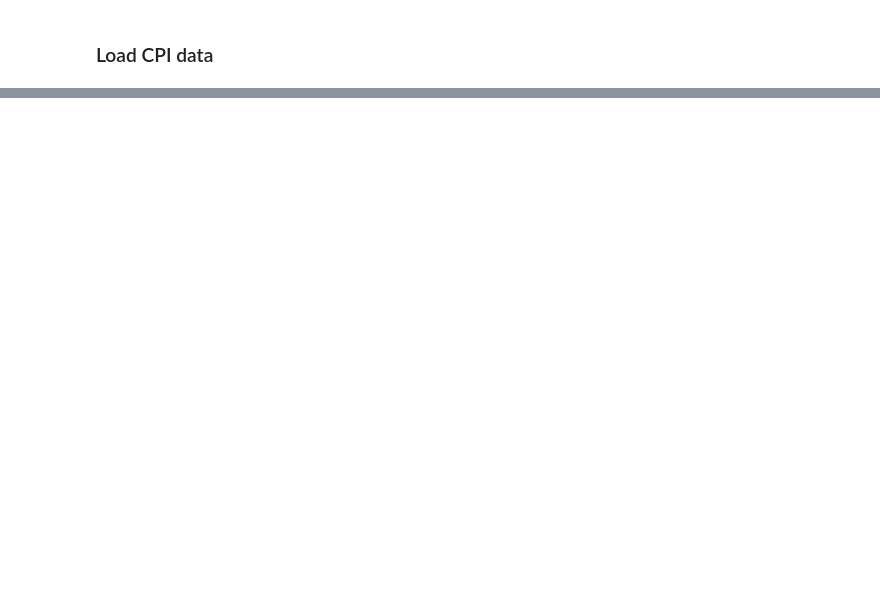
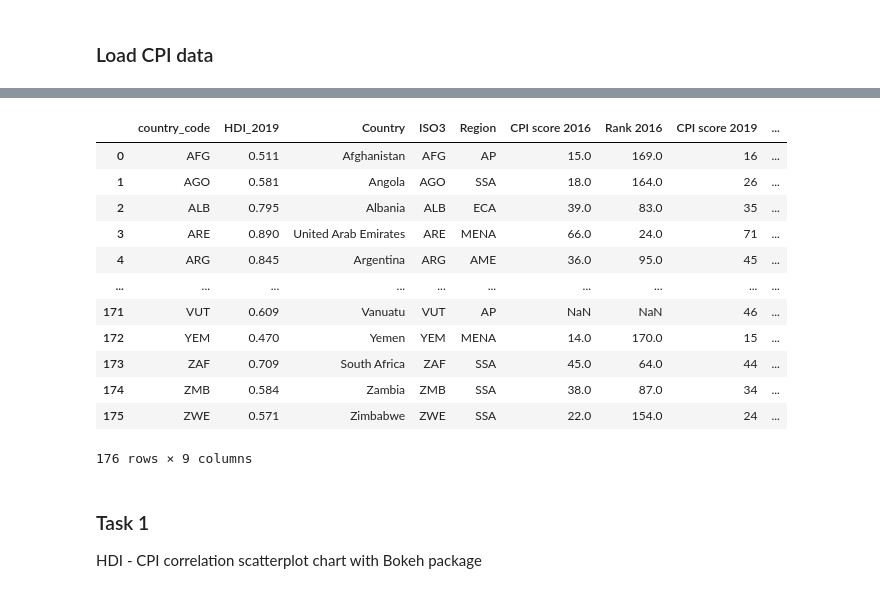
Before and after one commit to ASerfozo/CEU_Python, a Jupyter notebook: Term_Project.ipynb, the cells around one changed output, grey strips where cells are left out. Drawn from its saved outputs; the diff is of its cells as text; code cells hidden in the pictures; blank space fills up the shorter version.

```diff
--- a/Term_Project.ipynb
+++ b/Term_Project.ipynb
@@ -193,0 +285,18 @@ cpi_df
+# %%
+df = pd.merge(hdi_df, cpi_df, left_on = 'country_code', right_on = 'ISO3')
+# %%
+df
+# %% [output]
+|  | country_code | HDI_2019 | Country | ISO3 | Region | CPI score 2016 | Rank 2016 | CPI score 2019 | ... |
+| 0 | AFG | 0.511 | Afghanistan | AFG | AP | 15.0 | 169.0 | 16 | ... |
+| 1 | AGO | 0.581 | Angola | AGO | SSA | 18.0 | 164.0 | 26 | ... |
+| 2 | ALB | 0.795 | Albania | ALB | ECA | 39.0 | 83.0 | 35 | ... |
+| 3 | ARE | 0.890 | United Arab Emirates | ARE | MENA | 66.0 | 24.0 | 71 | ... |
+| 4 | ARG | 0.845 | Argentina | ARG | AME | 36.0 | 95.0 | 45 | ... |
+| ... | ... | ... | ... | ... | ... | ... | ... | ... | ... |
+| 171 | VUT | 0.609 | Vanuatu | VUT | AP | NaN | NaN | 46 | ... |
+| 172 | YEM | 0.470 | Yemen | YEM | MENA | 14.0 | 170.0 | 15 | ... |
+| 173 | ZAF | 0.709 | South Africa | ZAF | SSA | 45.0 | 64.0 | 44 | ... |
+| 174 | ZMB | 0.584 | Zambia | ZMB | SSA | 38.0 | 87.0 | 34 | ... |
+| 175 | ZWE | 0.571 | Zimbabwe | ZWE | SSA | 22.0 | 154.0 | 24 | ... |
+176 rows × 9 columns
@@ -193,0 +305,4 @@ cpi_df
+# %% [markdown]
+### Task 1
+HDI - CPI correlation
+scatterplot chart with Bokeh package
```
Also changed, not shown: parts of 17 cells of this notebook, 1 other file.
